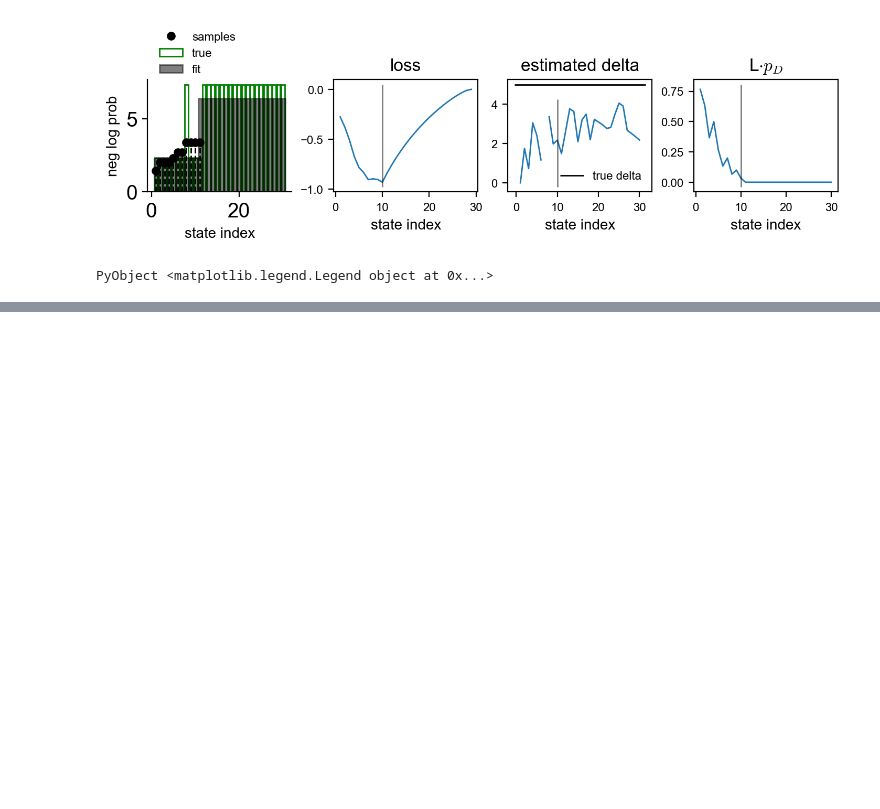
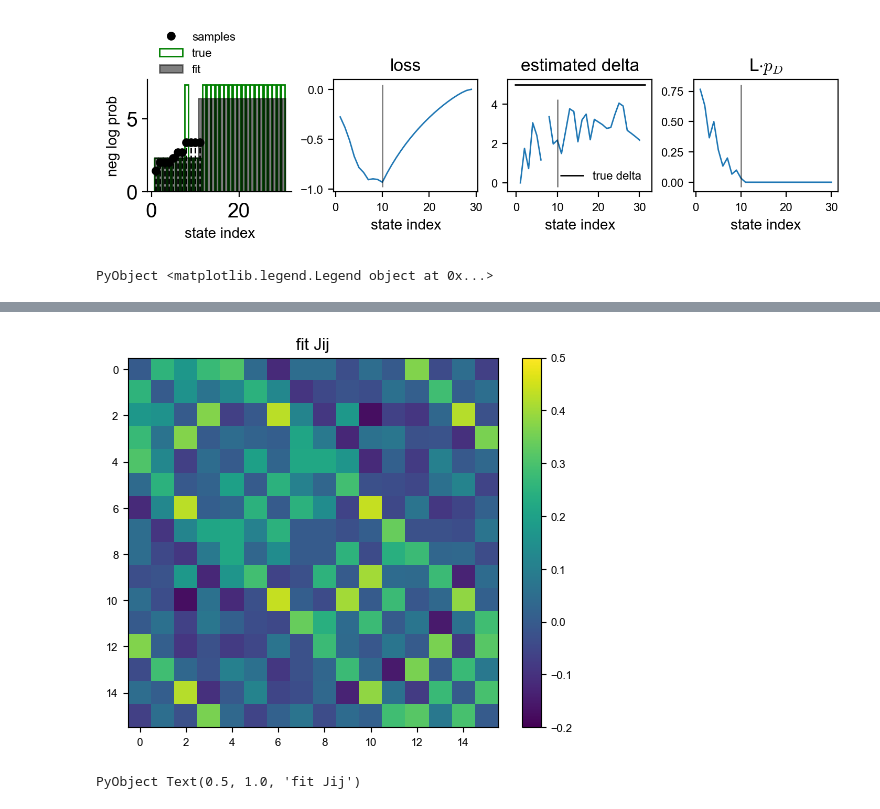
Before and after one commit to peter-fields/temp-tune, a Jupyter notebook: notebooks/min_working_examples.ipynb, the cells around one changed output, grey strips where cells are left out. Drawn from its saved outputs; the diff is of its cells as text; code cells hidden in the pictures; blank space fills up the shorter version.

```diff
--- a/notebooks/min_working_examples.ipynb
+++ b/notebooks/min_working_examples.ipynb
@@ -121,0 +161,3 @@ PyObject <matplotlib.legend.Legend object at 0x...>
+# %%
+fit_opts= FitOptions2spinExact(Jstart;learning_rate=0.01,
+    relTol=1e-5, max_iter=10000, showevery=500)
@@ -121,0 +170,3 @@ PyObject <matplotlib.legend.Legend object at 0x...>
+# %%
+Jfit, negloglikes=ml_fit_Jij(Jstart, zz, fit_opts, ml_exact_buffer;
+                                             silent=false);
@@ -121,0 +194,7 @@ PyObject <matplotlib.legend.Legend object at 0x...>
+# %%
+imshow(Jfit, clim=(-.2,.5))
+colorbar()
+title("fit Jij")
+# %% [output]
+[figure, added]
+PyObject Text(0.5, 1.0, 'fit Jij')
```
Also changed, not shown: parts of 13 cells of this notebook, 13 other files.
